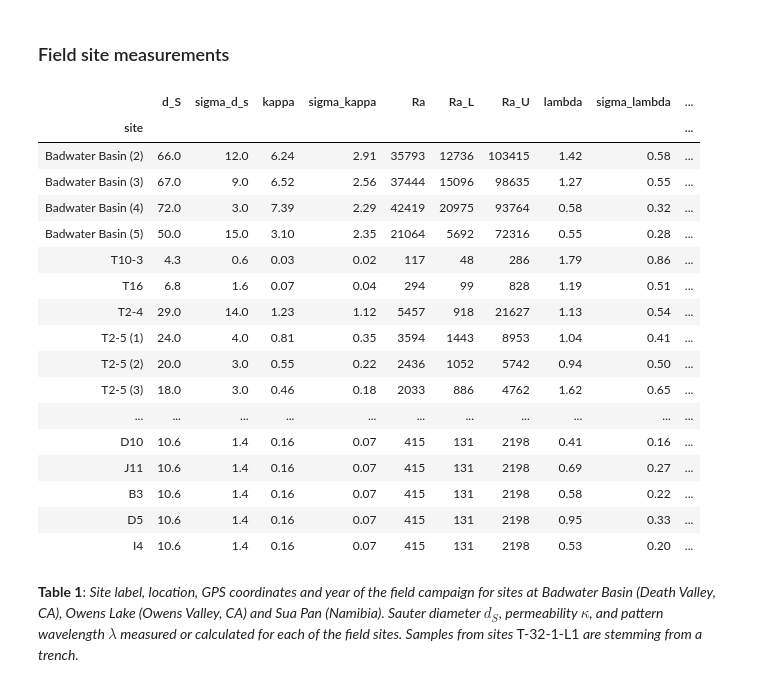
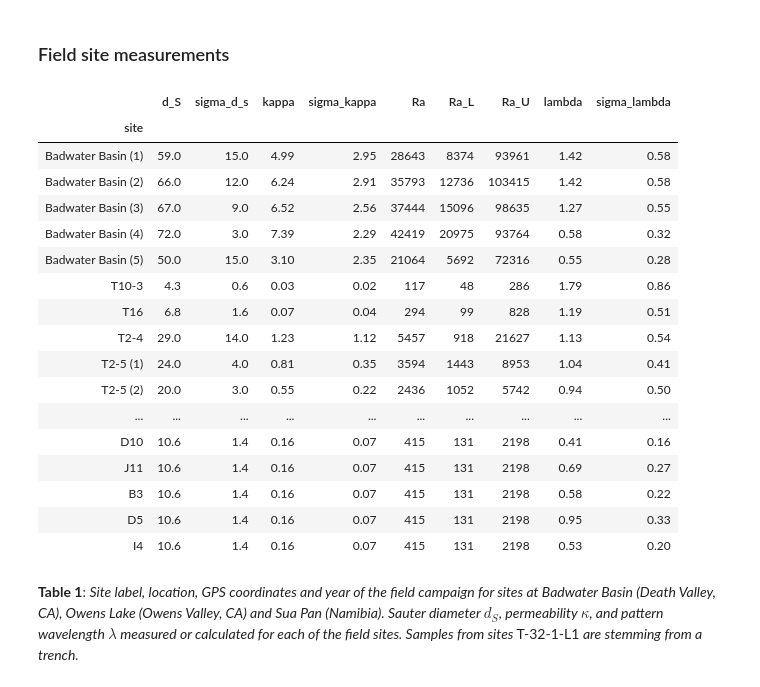
Before and after one commit to JanaLasser/salt-polygons-are-caused-by-convection, a Jupyter notebook: salt_polygons_are_caused_by_convection.ipynb, the cells around one changed output. Cells and saved outputs as stored; diff of their text form; code cells hidden in the pictures.

```diff
--- a/salt_polygons_are_caused_by_convection.ipynb
+++ b/salt_polygons_are_caused_by_convection.ipynb
@@ -1067,28 +1070,28 @@ The data in [Fig. 3](#figure3) **A** are ensemble averages over 6-10 simulations
 # %% [markdown]
 ### Field site measurements <a class="anchor" id="field_site_measurements"></a>
 # %%
-fld_values = pd.read_csv('data/field_site_values.csv',skiprows=[1],\
+fld_values = pd.read_csv('data/field_site_values.csv',\
                             index_col='site')
 fld_values
 # %% [output]
-|  | d_S | sigma_d_s | kappa | sigma_kappa | Ra | Ra_L | Ra_U | lambda | sigma_lambda | ... |
-| site |  |  |  |  |  |  |  |  |  | ... |
-| Badwater Basin (2) | 66.0 | 12.0 | 6.24 | 2.91 | 35793 | 12736 | 103415 | 1.42 | 0.58 | ... |
-| Badwater Basin (3) | 67.0 | 9.0 | 6.52 | 2.56 | 37444 | 15096 | 98635 | 1.27 | 0.55 | ... |
-| Badwater Basin (4) | 72.0 | 3.0 | 7.39 | 2.29 | 42419 | 20975 | 93764 | 0.58 | 0.32 | ... |
-| Badwater Basin (5) | 50.0 | 15.0 | 3.10 | 2.35 | 21064 | 5692 | 72316 | 0.55 | 0.28 | ... |
-| T10-3 | 4.3 | 0.6 | 0.03 | 0.02 | 117 | 48 | 286 | 1.79 | 0.86 | ... |
-| T16 | 6.8 | 1.6 | 0.07 | 0.04 | 294 | 99 | 828 | 1.19 | 0.51 | ... |
-| T2-4 | 29.0 | 14.0 | 1.23 | 1.12 | 5457 | 918 | 21627 | 1.13 | 0.54 | ... |
-| T2-5 (1) | 24.0 | 4.0 | 0.81 | 0.35 | 3594 | 1443 | 8953 | 1.04 | 0.41 | ... |
-| T2-5 (2) | 20.0 | 3.0 | 0.55 | 0.22 | 2436 | 1052 | 5742 | 0.94 | 0.50 | ... |
-| T2-5 (3) | 18.0 | 3.0 | 0.46 | 0.18 | 2033 | 886 | 4762 | 1.62 | 0.65 | ... |
-| ... | ... | ... | ... | ... | ... | ... | ... | ... | ... | ... |
-| D10 | 10.6 | 1.4 | 0.16 | 0.07 | 415 | 131 | 2198 | 0.41 | 0.16 | ... |
-| J11 | 10.6 | 1.4 | 0.16 | 0.07 | 415 | 131 | 2198 | 0.69 | 0.27 | ... |
-| B3 | 10.6 | 1.4 | 0.16 | 0.07 | 415 | 131 | 2198 | 0.58 | 0.22 | ... |
-| D5 | 10.6 | 1.4 | 0.16 | 0.07 | 415 | 131 | 2198 | 0.95 | 0.33 | ... |
-| I4 | 10.6 | 1.4 | 0.16 | 0.07 | 415 | 131 | 2198 | 0.53 | 0.20 | ... |
+|  | d_S | sigma_d_s | kappa | sigma_kappa | Ra | Ra_L | Ra_U | lambda | sigma_lambda |
+| site |  |  |  |  |  |  |  |  |  |
+| Badwater Basin (1) | 59.0 | 15.0 | 4.99 | 2.95 | 28643 | 8374 | 93961 | 1.42 | 0.58 |
+| Badwater Basin (2) | 66.0 | 12.0 | 6.24 | 2.91 | 35793 | 12736 | 103415 | 1.42 | 0.58 |
+| Badwater Basin (3) | 67.0 | 9.0 | 6.52 | 2.56 | 37444 | 15096 | 98635 | 1.27 | 0.55 |
+| Badwater Basin (4) | 72.0 | 3.0 | 7.39 | 2.29 | 42419 | 20975 | 93764 | 0.58 | 0.32 |
+| Badwater Basin (5) | 50.0 | 15.0 | 3.10 | 2.35 | 21064 | 5692 | 72316 | 0.55 | 0.28 |
+| T10-3 | 4.3 | 0.6 | 0.03 | 0.02 | 117 | 48 | 286 | 1.79 | 0.86 |
+| T16 | 6.8 | 1.6 | 0.07 | 0.04 | 294 | 99 | 828 | 1.19 | 0.51 |
+| T2-4 | 29.0 | 14.0 | 1.23 | 1.12 | 5457 | 918 | 21627 | 1.13 | 0.54 |
+| T2-5 (1) | 24.0 | 4.0 | 0.81 | 0.35 | 3594 | 1443 | 8953 | 1.04 | 0.41 |
+| T2-5 (2) | 20.0 | 3.0 | 0.55 | 0.22 | 2436 | 1052 | 5742 | 0.94 | 0.50 |
+| ... | ... | ... | ... | ... | ... | ... | ... | ... | ... |
+| D10 | 10.6 | 1.4 | 0.16 | 0.07 | 415 | 131 | 2198 | 0.41 | 0.16 |
+| J11 | 10.6 | 1.4 | 0.16 | 0.07 | 415 | 131 | 2198 | 0.69 | 0.27 |
+| B3 | 10.6 | 1.4 | 0.16 | 0.07 | 415 | 131 | 2198 | 0.58 | 0.22 |
+| D5 | 10.6 | 1.4 | 0.16 | 0.07 | 415 | 131 | 2198 | 0.95 | 0.33 |
+| I4 | 10.6 | 1.4 | 0.16 | 0.07 | 415 | 131 | 2198 | 0.53 | 0.20 |
 # %% [markdown]
 **Table 1**: _Site label, location, GPS coordinates and year of the field campaign for sites at Badwater Basin (Death Valley, CA), Owens Lake (Owens Valley, CA) and Sua Pan (Namibia). Sauter diameter $d_S$, permeability $\kappa$, and pattern wavelength $\lambda$ measured or calculated for each of the field sites. Samples from sites_ T-32-1-L1 _are stemming from a trench._<a class="anchor" id="table1"></a>
 # %% [markdown]
```
Also changed, not shown: parts of 9 cells of this notebook, 1 other file.
